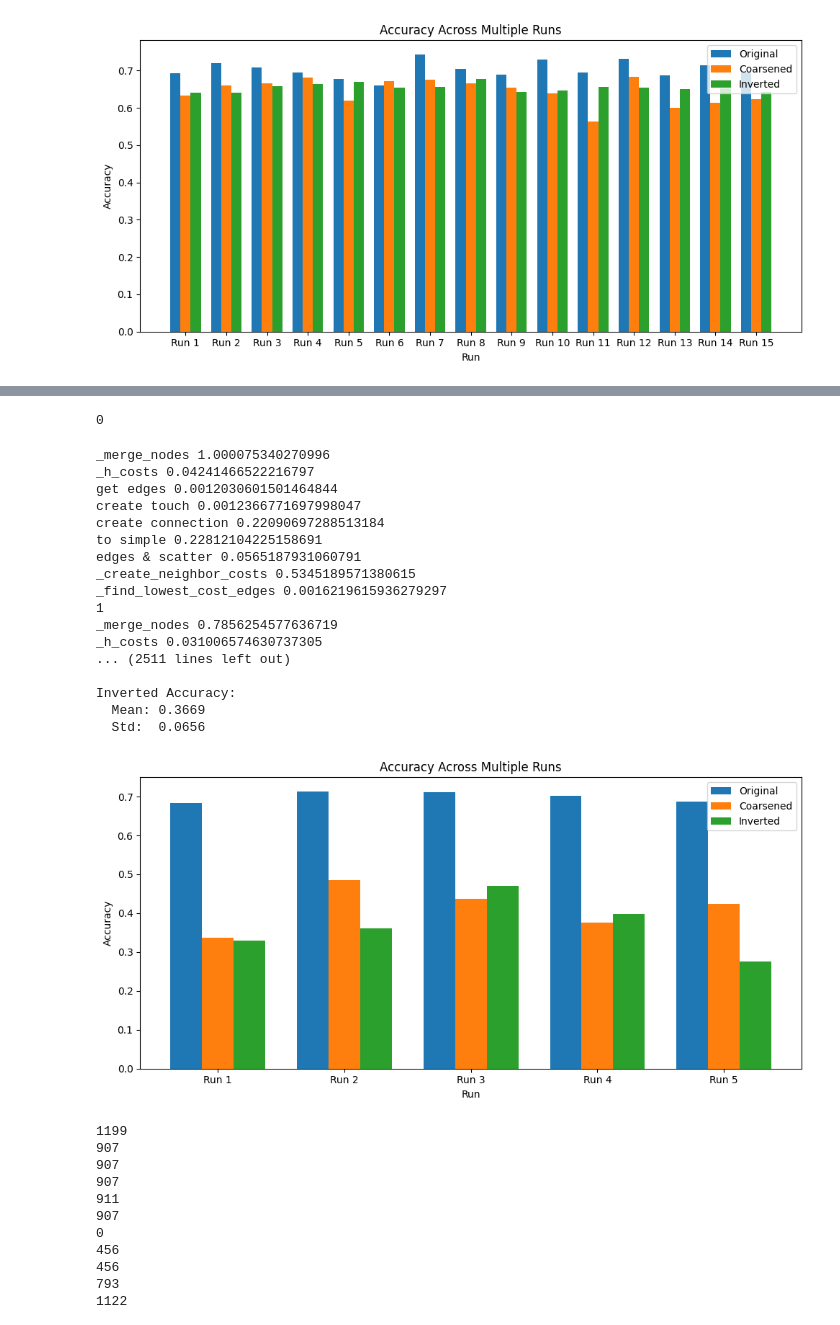
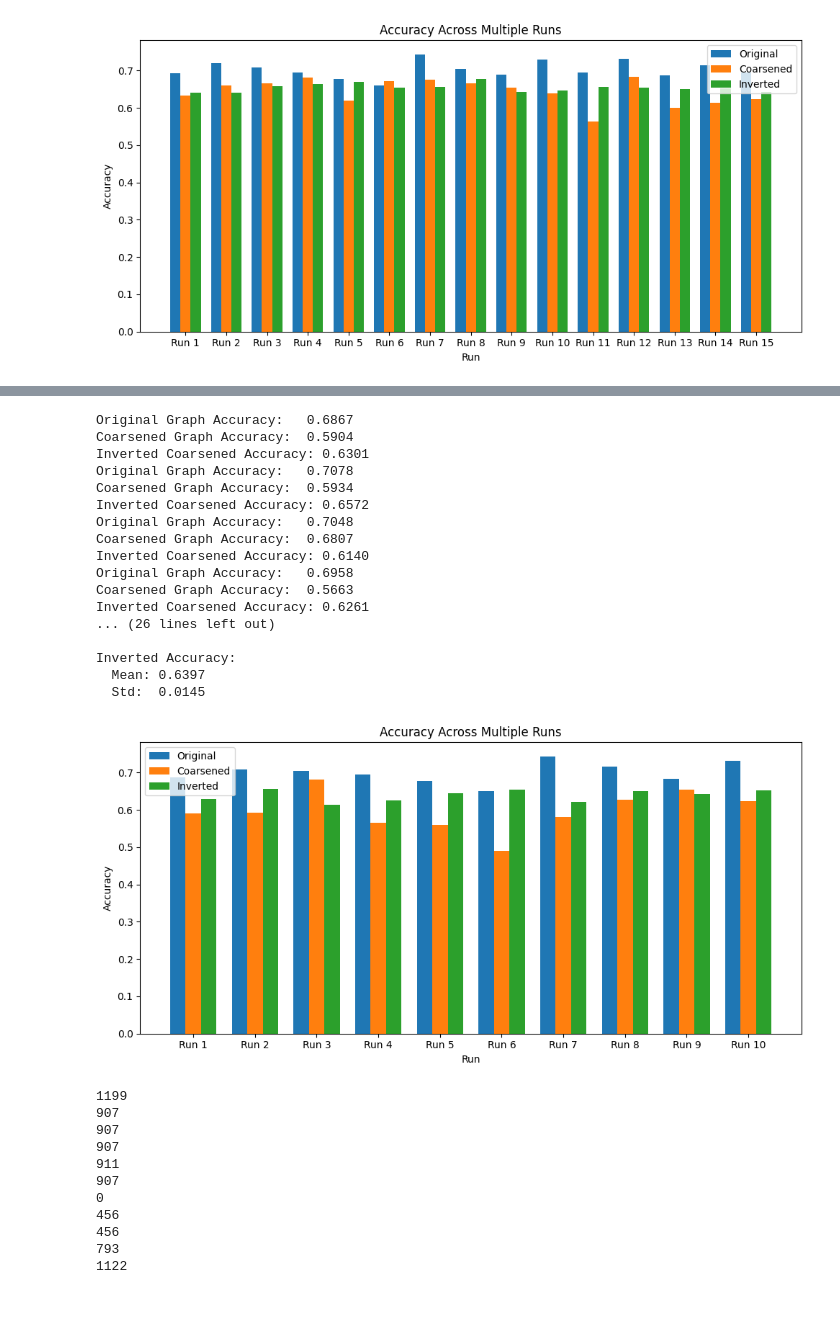
Before and after one commit to Robino-CK/hetero-conv-matching, a Jupyter notebook: test_citeer_acc_mult.ipynb, the cells around one changed output, grey strips where cells are left out. Cells and saved outputs as stored; diff of their text form; code cells hidden in the pictures.

```diff
--- a/test_citeer_acc_mult.ipynb
+++ b/test_citeer_acc_mult.ipynb
@@ -329,7 +329,7 @@ Inverted Accuracy:
     #coarsener.coarsen_step()
 
 num_nearest_init_neighbors_per_type = {"paper": 1, "cites": 25, "cited-by":1}
-coarsener = HeteroRGCNCoarsener(original_graph, 0.4, num_nearest_init_neighbors_per_type, device=device, pairs_per_level=10, norm_p= 2,  approx_neigh=False, add_feat= False)
+coarsener = HeteroRGCNCoarsener(original_graph, 0.4, num_nearest_init_neighbors_per_type, device=device, pairs_per_level=10, norm_p= 2,  approx_neigh=False, use_out_degree=False, add_feat= False)
 coarsener.init()
 
 for i in range(500):
@@ -391,48 +381,32 @@ Inverted Accuracy:
 # %%
-for i in range(300):
-    if not coarsener.summarized_graph.num_nodes()/ original_graph.num_nodes() > 0.1:
-        continue
-    # if len(coarsener.candidates["paper"]) < 5:
-    #     continue
-    print(i)
-    coarsener.coarsen_step()
-
-coarsend_graph = coarsener.summarized_graph
-#coarsend_graph = coarsend_graph.cpu()
-mapping = coarsener.get_mapping("paper")
-labels = coarsener.get_labels(mapping, "paper")
-coarsend_graph.nodes["paper"].data["label"] = torch.tensor([labels[i] for i in range(len(labels))], device=device)
-print("ratio", coarsend_graph.num_nodes()/ original_graph.num_nodes() )
-
 run_multiple_experiments(
     original_graph=original_graph,
     coarsend_graph=coarsend_graph,
     mapping=mapping,
     get_splits_and_labels=get_splits_and_labels,
     model_class=HeteroGCNCiteer,  # or ImprovedHeteroGNN if needed
-    num_runs=5,
+    num_runs=10,
     epochs=150
 )
 # %% [output]
-0
+Original Graph Accuracy:   0.6867
+Coarsened Graph Accuracy:  0.5904
+Inverted Coarsened Accuracy: 0.6301
+Original Graph Accuracy:   0.7078
+Coarsened Graph Accuracy:  0.5934
+Inverted Coarsened Accuracy: 0.6572
+Original Graph Accuracy:   0.7048
+Coarsened Graph Accuracy:  0.6807
+Inverted Coarsened Accuracy: 0.6140
+Original Graph Accuracy:   0.6958
+Coarsened Graph Accuracy:  0.5663
+Inverted Coarsened Accuracy: 0.6261
+... (26 lines left out)
+
+Inverted Accuracy:
+  Mean: 0.6397
+  Std:  0.0145
-_merge_nodes 1.000075340270996
-_h_costs 0.04241466522216797
-get edges 0.0012030601501464844
-create touch 0.0012366771697998047
-create connection 0.22090697288513184
-to simple 0.22812104225158691
-edges & scatter 0.0565187931060791
-_create_neighbor_costs 0.5345189571380615
-_find_lowest_cost_edges 0.0016219615936279297
-1
-_merge_nodes 0.7856254577636719
-_h_costs 0.031006574630737305
-... (2511 lines left out)
-
-Inverted Accuracy:
-  Mean: 0.3669
-  Std:  0.0656
-[figure, old version]
+[figure, new version]
 # %%
 src_all_orig = original_graph.edges(etype="cites")[0]
 dst_all_orig = original_graph.edges(etype="cites")[1]
```
Also changed, not shown: parts of 1 cell of this notebook.
